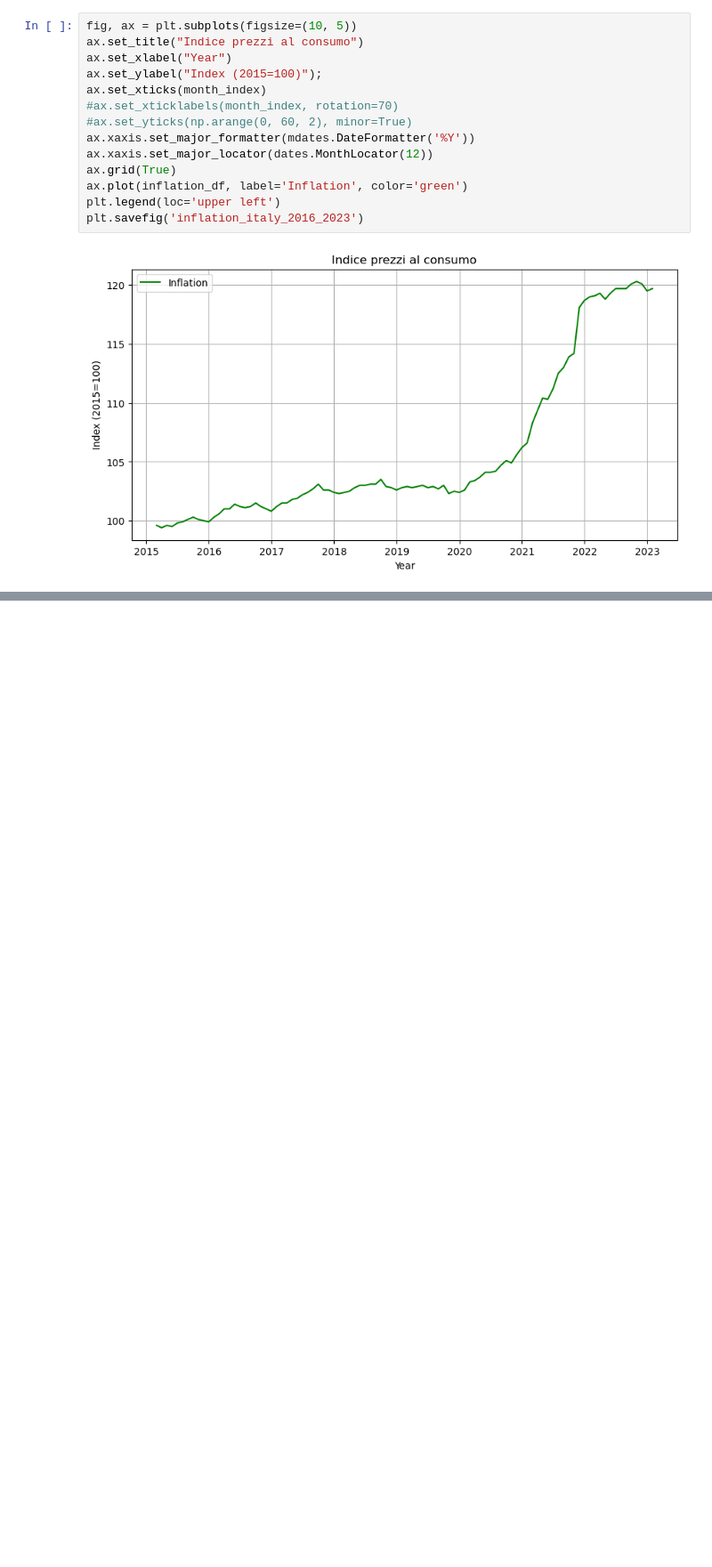
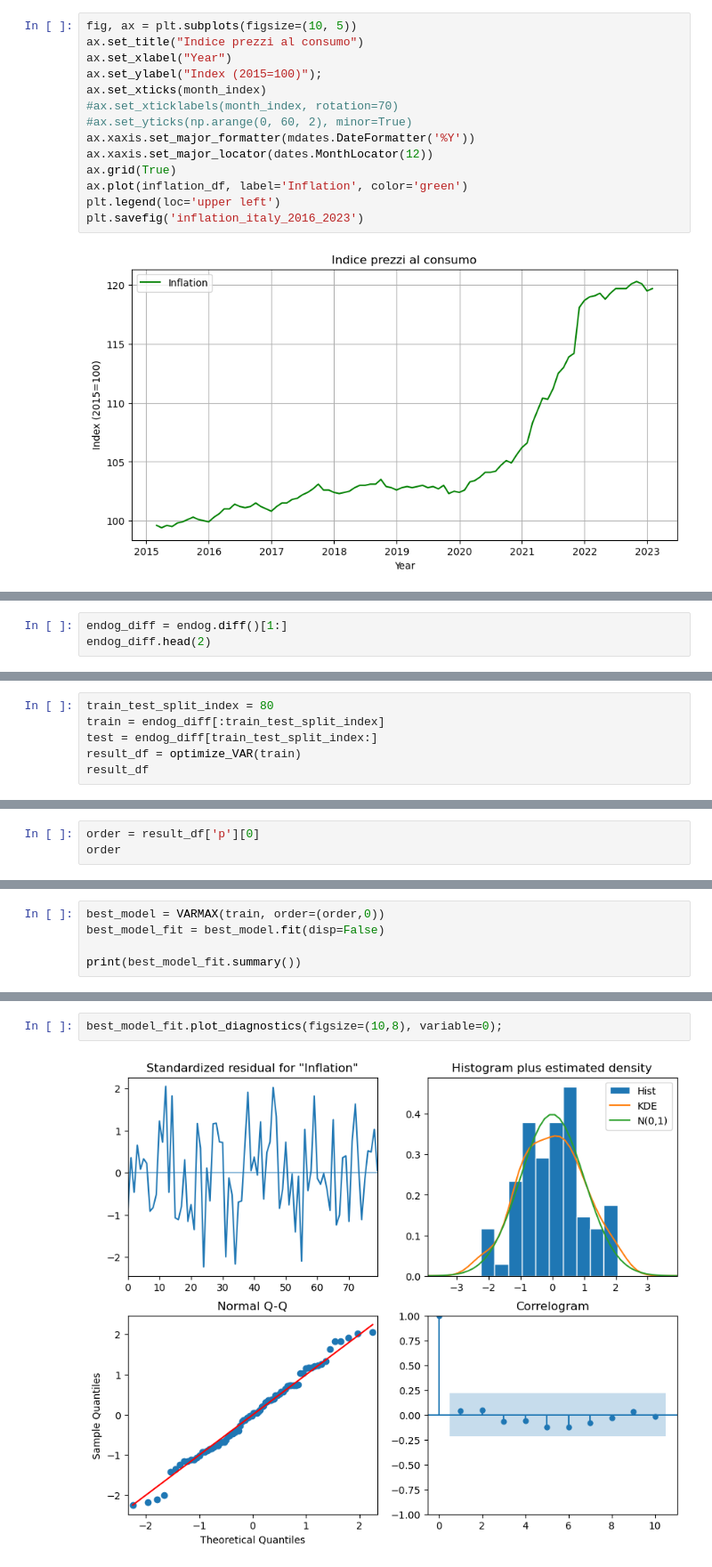
Before and after one commit to luigiselmi/finstat, a Jupyter notebook: energy_price_inflation.ipynb, the cells around one changed output, grey strips where cells are left out. Shown at 89% size. Drawn from its saved outputs; the diff is of its cells as text; blank space fills up the shorter version.

```diff
--- a/energy_price_inflation.ipynb
+++ b/energy_price_inflation.ipynb
@@ -132,0 +214,3 @@ $$\begin{bmatrix} y_{1,t} \\ y_{2,t} \end{bmatrix} = \begin{bmatrix} \delta_1 \\
+# %%
+endog_diff = endog.diff()[1:]
+endog_diff.head(2)
@@ -132,0 +227,6 @@ $$\begin{bmatrix} y_{1,t} \\ y_{2,t} \end{bmatrix} = \begin{bmatrix} \delta_1 \\
+# %%
+train_test_split_index = 80
+train = endog_diff[:train_test_split_index]
+test = endog_diff[train_test_split_index:]
+result_df = optimize_VAR(train)
+result_df
@@ -132,0 +249,3 @@ $$\begin{bmatrix} y_{1,t} \\ y_{2,t} \end{bmatrix} = \begin{bmatrix} \delta_1 \\
+# %%
+order = result_df['p'][0]
+order
@@ -132,0 +296,5 @@ $$\begin{bmatrix} y_{1,t} \\ y_{2,t} \end{bmatrix} = \begin{bmatrix} \delta_1 \\
+# %%
+best_model = VARMAX(train, order=(order,0))
+best_model_fit = best_model.fit(disp=False)
+
+print(best_model_fit.summary())
@@ -132,0 +319,4 @@ $$\begin{bmatrix} y_{1,t} \\ y_{2,t} \end{bmatrix} = \begin{bmatrix} \delta_1 \\
+# %%
+best_model_fit.plot_diagnostics(figsize=(10,8), variable=0);
+# %% [output]
+[figure, added]
```
Also changed, not shown: parts of 39 cells of this notebook.
